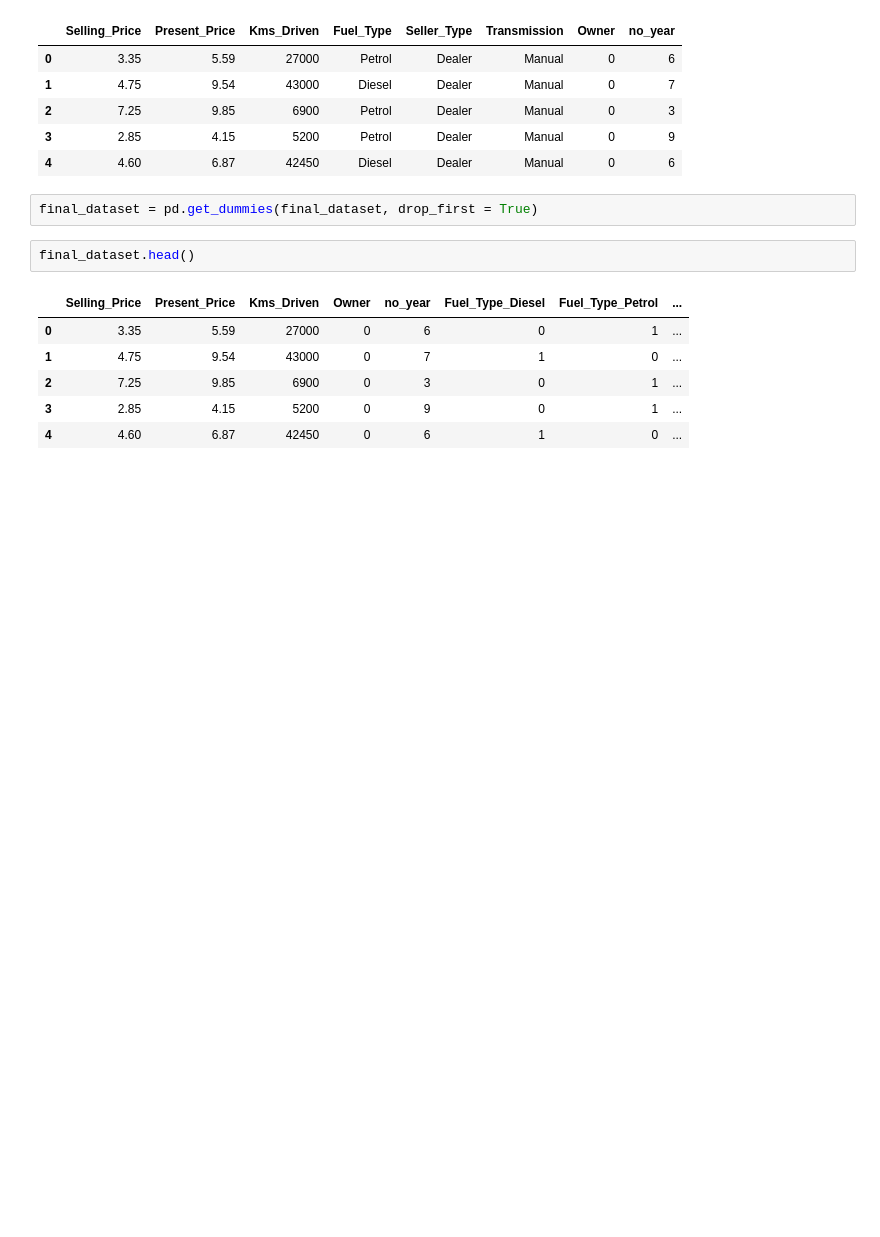
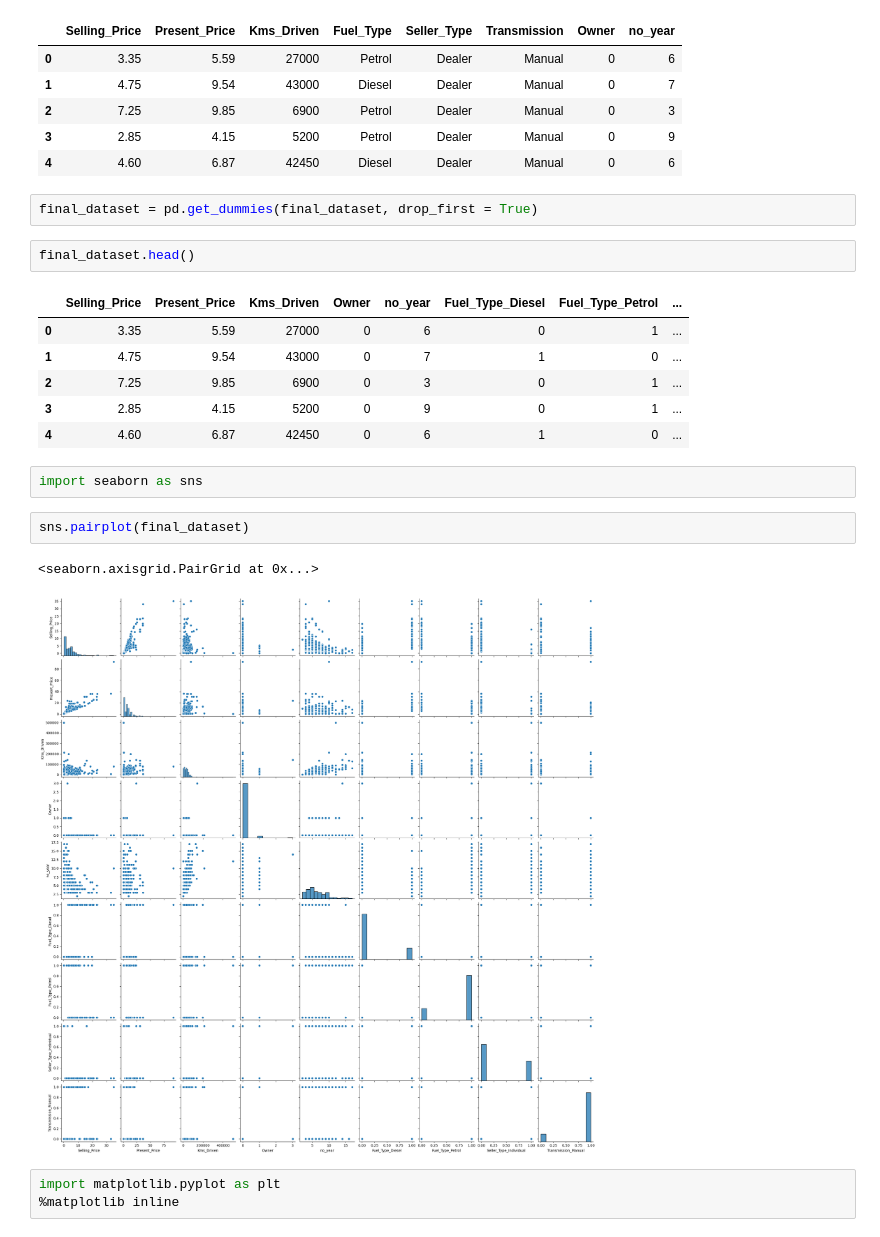
Before and after one commit to ayush762/.ipynb_checkpoints, a Jupyter notebook: Carprediction.ipynb, the cells around one changed output. Cells and saved outputs as stored; diff of their text form; blank space fills up the shorter version.

```diff
--- a/Carprediction.ipynb
+++ b/Carprediction.ipynb
@@ -113,3 +115,13 @@ final_dataset.head()
 | 2 | 7.25 | 9.85 | 6900 | 0 | 3 | 0 | 1 | ... |
 | 3 | 2.85 | 4.15 | 5200 | 0 | 9 | 0 | 1 | ... |
 | 4 | 4.60 | 6.87 | 42450 | 0 | 6 | 1 | 0 | ... |
+# %%
+import seaborn as sns
+# %%
+sns.pairplot(final_dataset)
+# %% [output]
+<seaborn.axisgrid.PairGrid at 0x...>
+[figure, added]
+# %%
+import matplotlib.pyplot as plt
+%matplotlib inline
```
Also changed, not shown: parts of 12 cells of this notebook.
